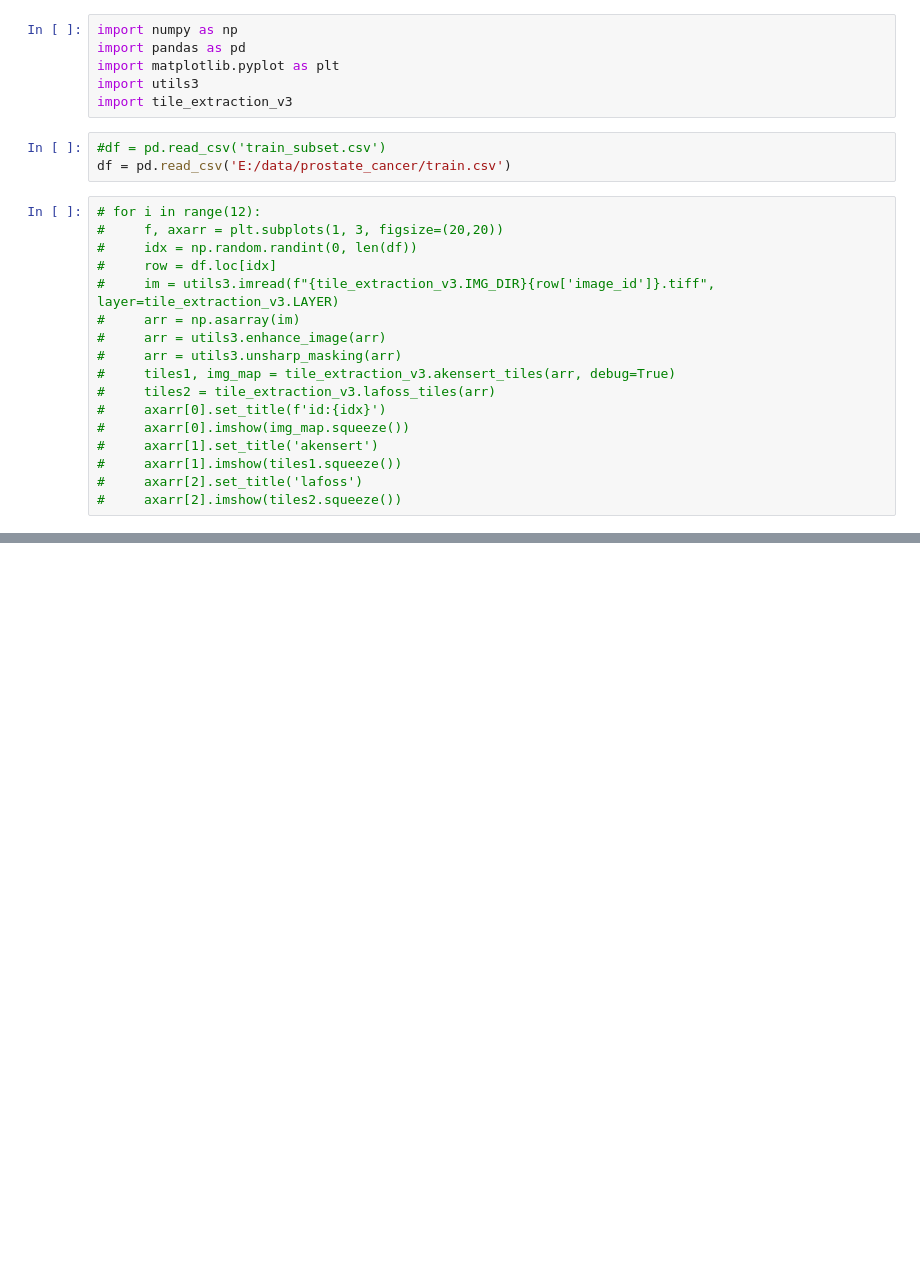
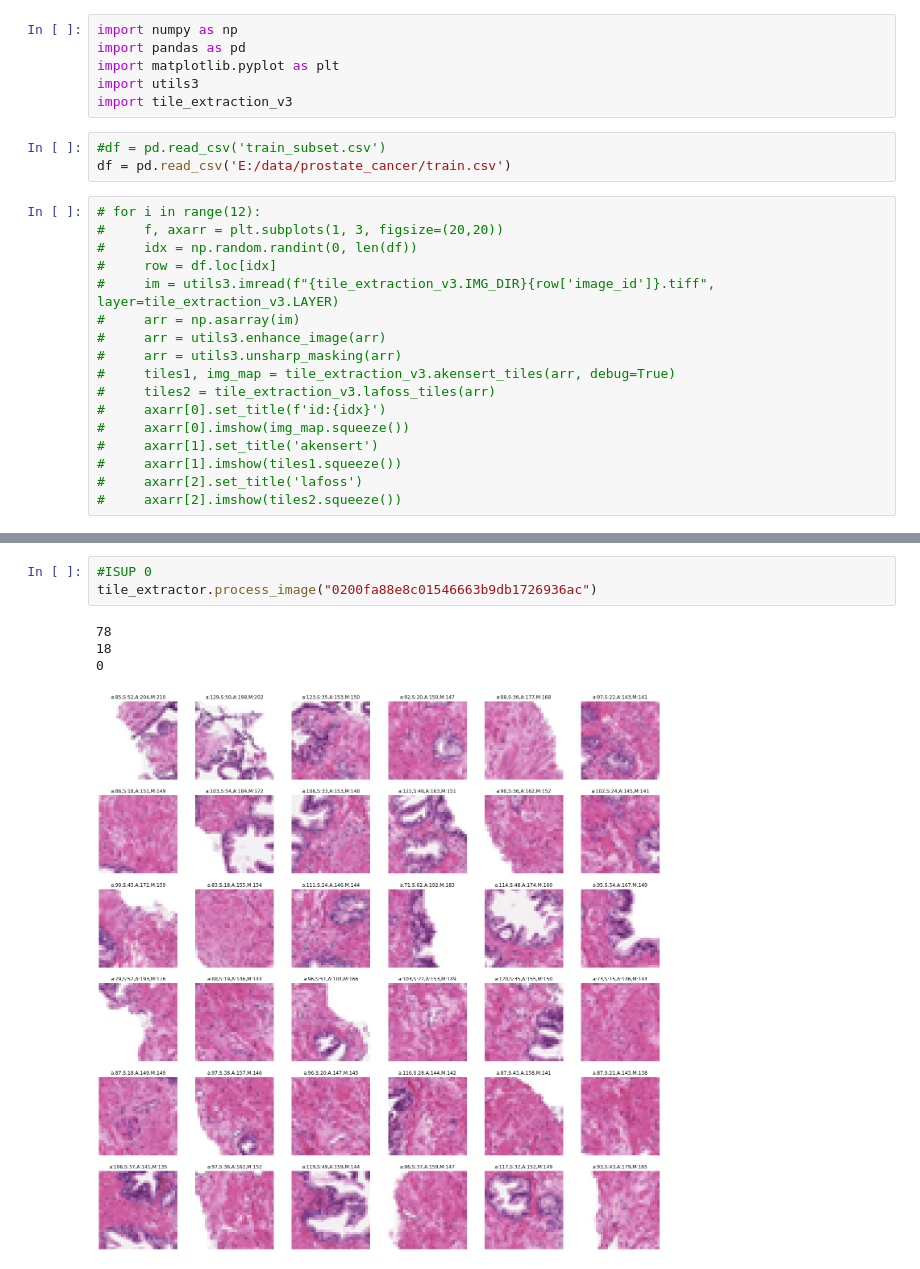
Before and after one commit to rootdobos/practica, a Jupyter notebook: sandbox/preprocess3.ipynb, the cells around one changed output, grey strips where cells are left out. Saved outputs shown, nothing was run; the diff lists cells and outputs as text; blank space fills up the shorter version.

Commit message:
added pyramid tiles (need to finish)

```diff
--- a/sandbox/preprocess3.ipynb
+++ b/sandbox/preprocess3.ipynb
@@ -59,0 +59,8 @@ KeyboardInterrupt:
+# %%
+#ISUP 0
+tile_extractor.process_image("0200fa88e8c01546663b9db1726936ac")
+# %% [output]
+78
+18
+0
+[figure, added]
```
Also changed, not shown: parts of 6 cells of this notebook, 7 other files.
